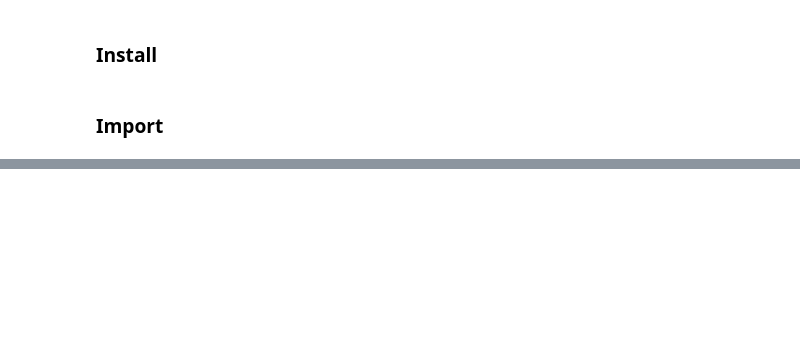
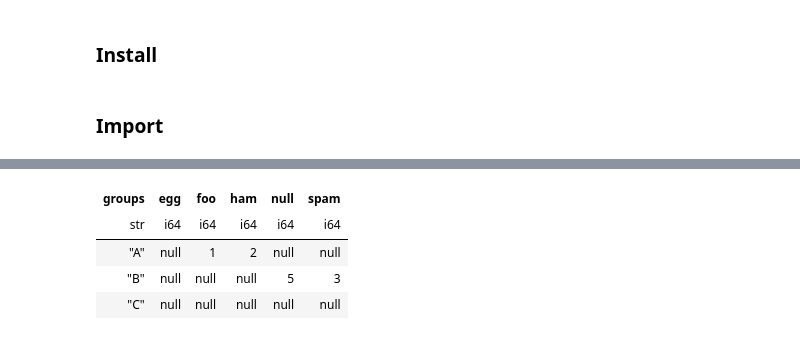
Before and after one commit to FranzDiebold/polars-cheat-sheet, a Jupyter notebook: polars-cheat-sheet.ipynb, the cells around one changed output, grey strips where cells are left out. Cells and saved outputs as stored; diff of their text form; code cells hidden in the pictures; blank space fills up the shorter version.

```diff
--- a/polars-cheat-sheet.ipynb
+++ b/polars-cheat-sheet.ipynb
@@ -55,0 +136,9 @@ df.filter(pl.col("groups") == "B")
+# %%
+# Spread rows into columns.
+df.pivot(values="nrs", index="groups", columns="names")
+# %% [output]
+| groups | egg | foo | ham | null | spam |
+| str | i64 | i64 | i64 | i64 | i64 |
+| "A" | null | 1 | 2 | null | null |
+| "B" | null | null | null | 5 | 3 |
+| "C" | null | null | null | null | null |
```
Also changed, not shown: parts of 23 cells of this notebook, 1 other file.
